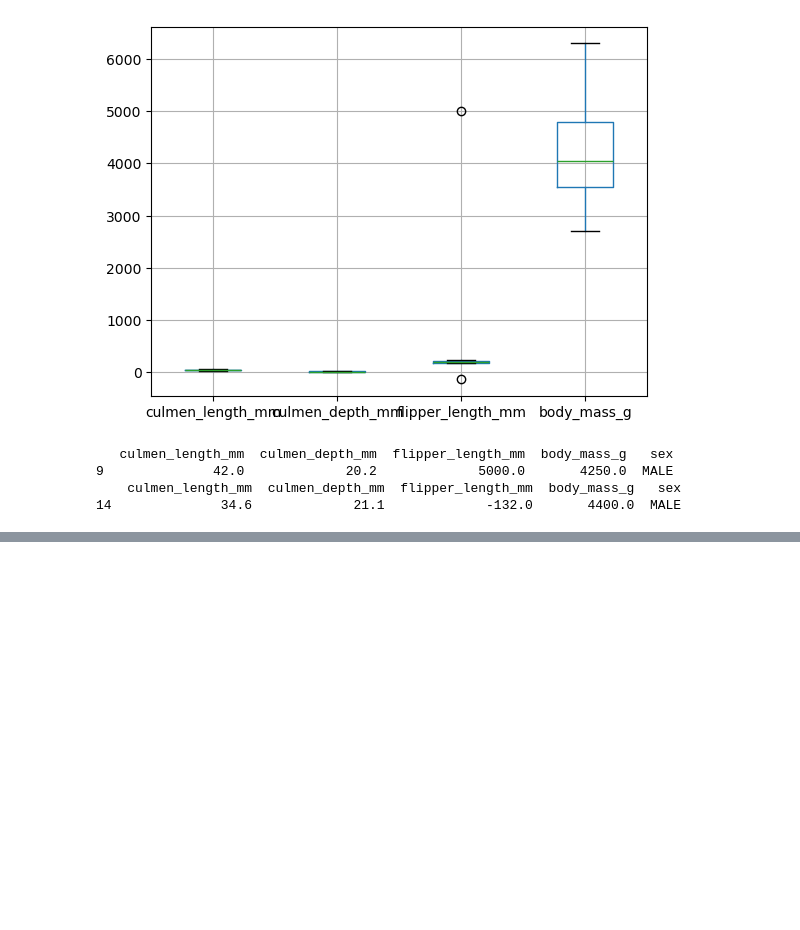
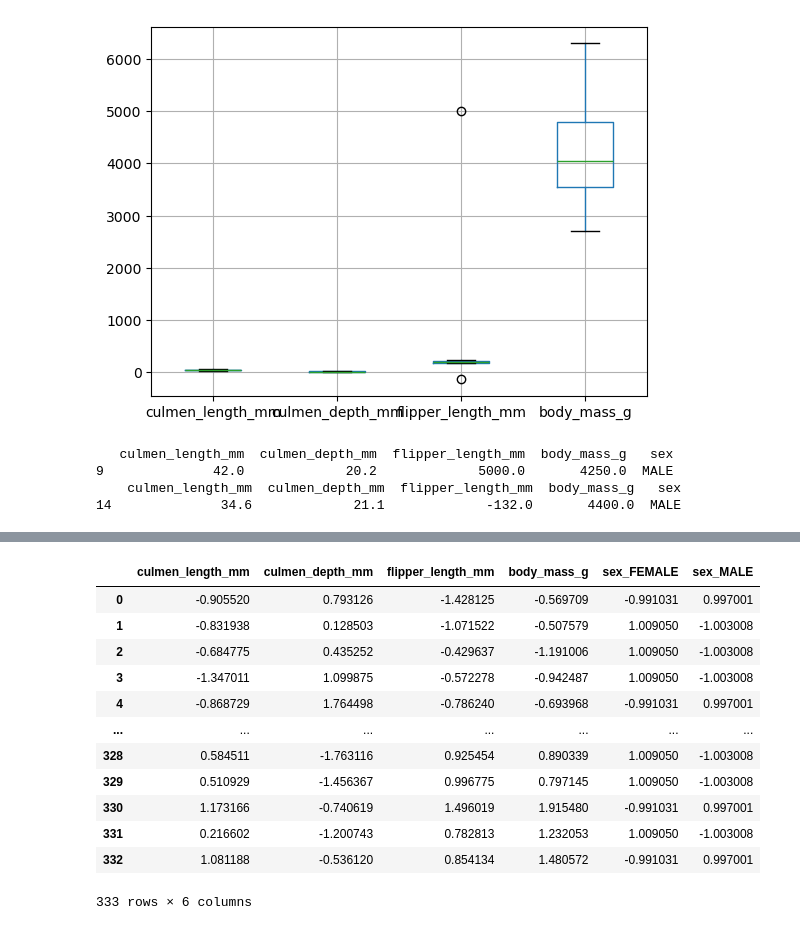
Before and after one commit to manishbhatia7/DataCamp, a Jupyter notebook: Projects/palmerpenguins.ipynb, the cells around one changed output, grey strips where cells are left out. Drawn from its saved outputs; the diff is of its cells as text; code cells hidden in the pictures; blank space fills up the shorter version.

```diff
--- a/Projects/palmerpenguins.ipynb
+++ b/Projects/palmerpenguins.ipynb
@@ -62,0 +77,16 @@ df.head()
+# %%
+penguins_preprocessed
+# %% [output]
+|  | culmen_length_mm | culmen_depth_mm | flipper_length_mm | body_mass_g | sex_FEMALE | sex_MALE |
+| 0 | -0.905520 | 0.793126 | -1.428125 | -0.569709 | -0.991031 | 0.997001 |
+| 1 | -0.831938 | 0.128503 | -1.071522 | -0.507579 | 1.009050 | -1.003008 |
+| 2 | -0.684775 | 0.435252 | -0.429637 | -1.191006 | 1.009050 | -1.003008 |
+| 3 | -1.347011 | 1.099875 | -0.572278 | -0.942487 | 1.009050 | -1.003008 |
+| 4 | -0.868729 | 1.764498 | -0.786240 | -0.693968 | -0.991031 | 0.997001 |
+| ... | ... | ... | ... | ... | ... | ... |
+| 328 | 0.584511 | -1.763116 | 0.925454 | 0.890339 | 1.009050 | -1.003008 |
+| 329 | 0.510929 | -1.456367 | 0.996775 | 0.797145 | 1.009050 | -1.003008 |
+| 330 | 1.173166 | -0.740619 | 1.496019 | 1.915480 | -0.991031 | 0.997001 |
+| 331 | 0.216602 | -1.200743 | 0.782813 | 1.232053 | 1.009050 | -1.003008 |
+| 332 | 1.081188 | -0.536120 | 0.854134 | 1.480572 | -0.991031 | 0.997001 |
+333 rows × 6 columns
```
Also changed, not shown: parts of 12 cells of this notebook, 1 other file.
